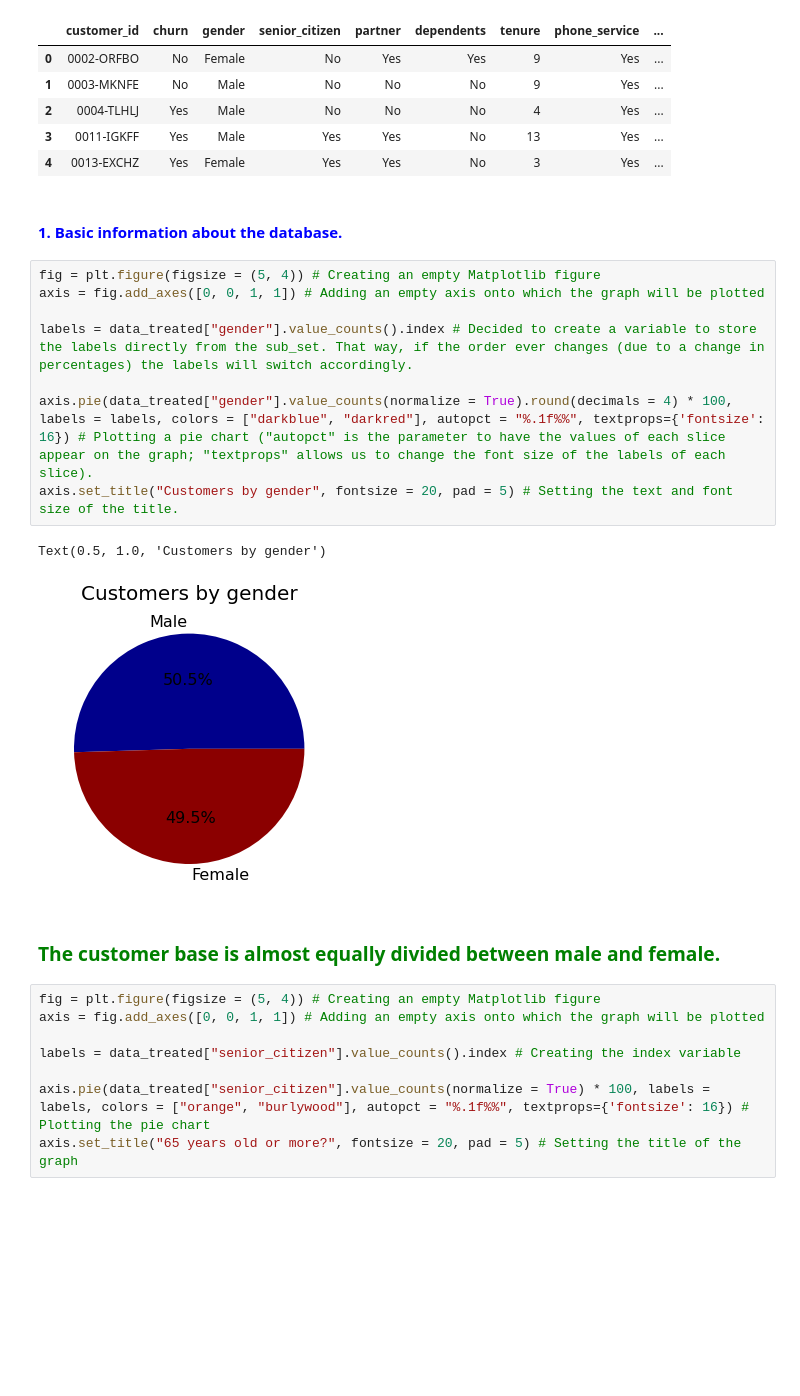
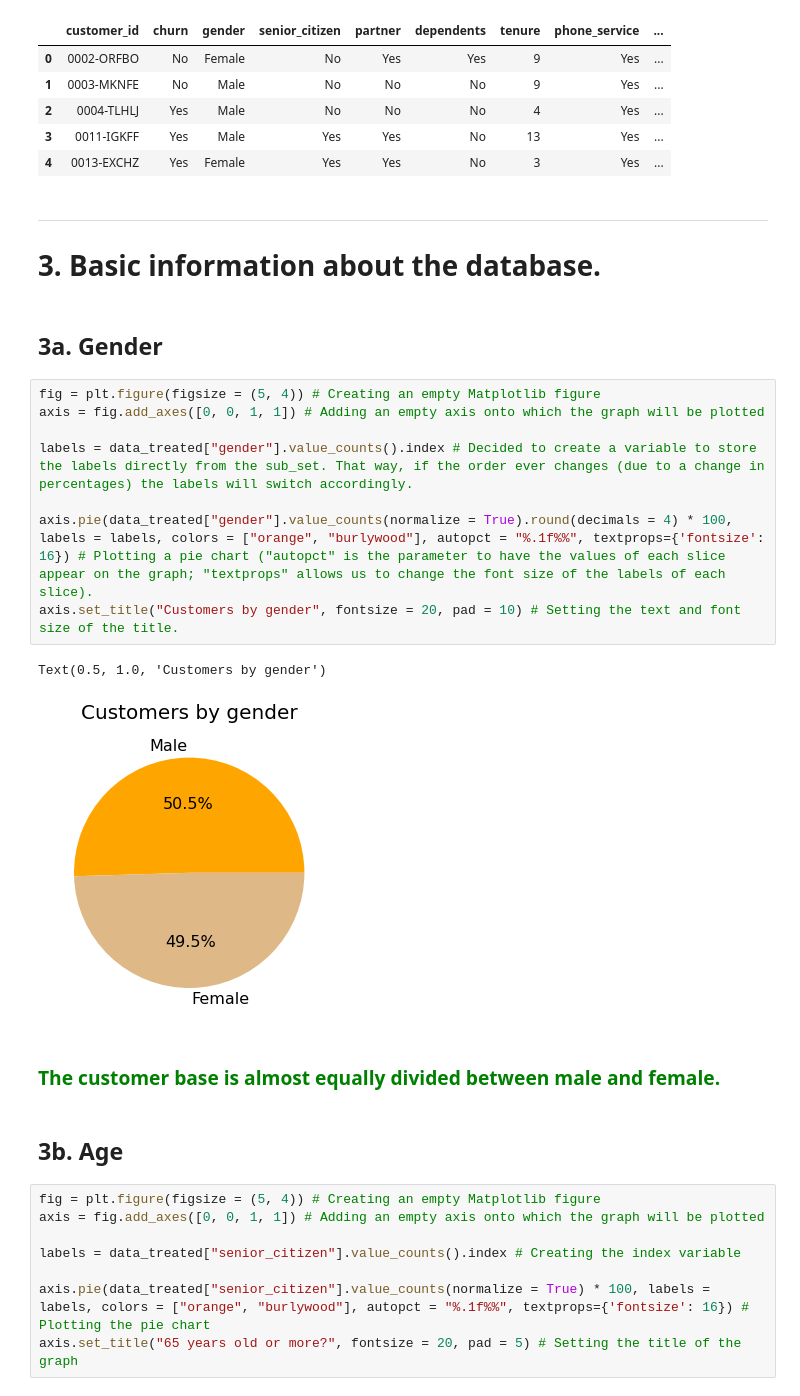
Before and after one commit to LupiVolpi/alura_challenge_data_science, a Jupyter notebook: week_2_Analysing_Visualizing_and_Drawing_Insights_from_the_dataset/alura_challenge_data_science_week_2.ipynb, the cells around one changed output. Cells and saved outputs as stored; diff of their text form; blank space fills up the shorter version.

```diff
--- a/week_2_Analysing_Visualizing_and_Drawing_Insights_from_the_dataset/alura_challenge_data_science_week_2.ipynb
+++ b/week_2_Analysing_Visualizing_and_Drawing_Insights_from_the_dataset/alura_challenge_data_science_week_2.ipynb
@@ -65,20 +65,25 @@ data_treated.head(5)
 | 3 | 0011-IGKFF | Yes | Male | Yes | Yes | No | 13 | Yes | ... |
 | 4 | 0013-EXCHZ | Yes | Female | Yes | Yes | No | 3 | Yes | ... |
 # %% [markdown]
-#### <font color = "Blue"> 1. Basic information about the database.
+---
+# 3. Basic information about the database.
+# %% [markdown]
+## 3a. Gender
 # %%
 fig = plt.figure(figsize = (5, 4)) # Creating an empty Matplotlib figure
 axis = fig.add_axes([0, 0, 1, 1]) # Adding an empty axis onto which the graph will be plotted
 
 labels = data_treated["gender"].value_counts().index # Decided to create a variable to store the labels directly from the sub_set. That way, if the order ever changes (due to a change in percentages) the labels will switch accordingly.
 
-axis.pie(data_treated["gender"].value_counts(normalize = True).round(decimals = 4) * 100, labels = labels, colors = ["darkblue", "darkred"], autopct = "%.1f%%", textprops={'fontsize': 16}) # Plotting a pie chart ("autopct" is the parameter to have the values of each slice appear on the graph; "textprops" allows us to change the font size of the labels of each slice).
-axis.set_title("Customers by gender", fontsize = 20, pad = 5) # Setting the text and font size of the title.
+axis.pie(data_treated["gender"].value_counts(normalize = True).round(decimals = 4) * 100, labels = labels, colors = ["orange", "burlywood"], autopct = "%.1f%%", textprops={'fontsize': 16}) # Plotting a pie chart ("autopct" is the parameter to have the values of each slice appear on the graph; "textprops" allows us to change the font size of the labels of each slice).
+axis.set_title("Customers by gender", fontsize = 20, pad = 10) # Setting the text and font size of the title.
 # %% [output]
 Text(0.5, 1.0, 'Customers by gender')
-[figure, old version]
+[figure, new version]
 # %% [markdown]
 ### <font color = "Green"> The customer base is almost equally divided between male and female.
+# %% [markdown]
+## 3b. Age
 # %%
 fig = plt.figure(figsize = (5, 4)) # Creating an empty Matplotlib figure
 axis = fig.add_axes([0, 0, 1, 1]) # Adding an empty axis onto which the graph will be plotted
```
Also changed, not shown: parts of 44 cells of this notebook.
